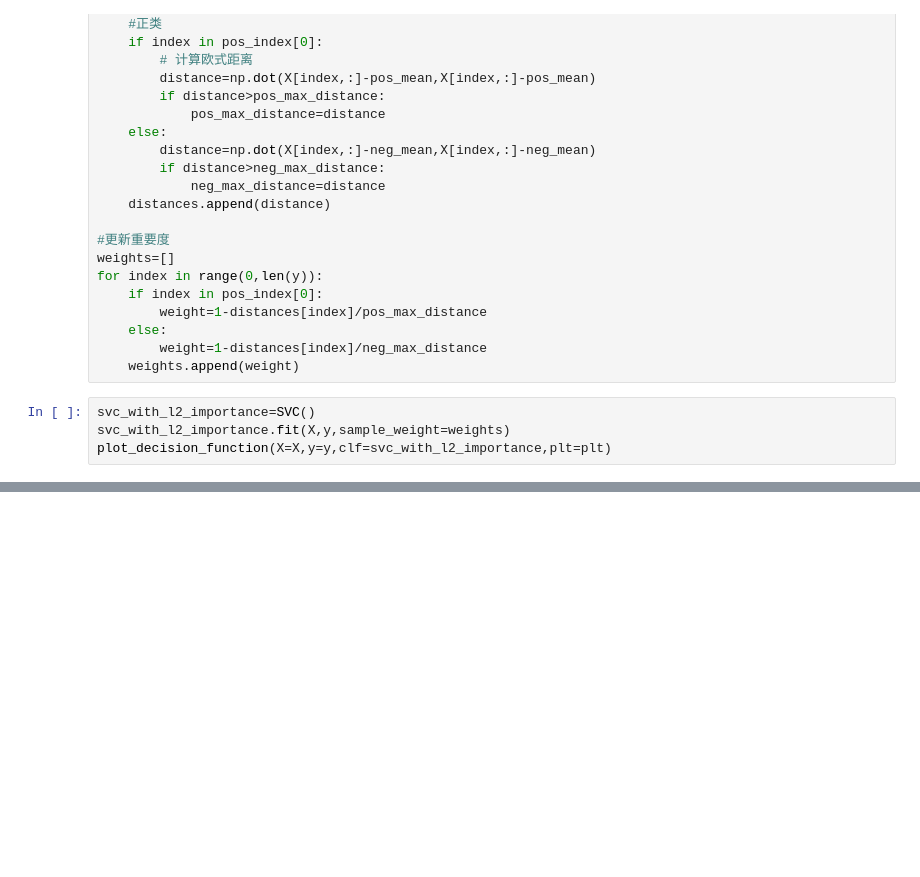
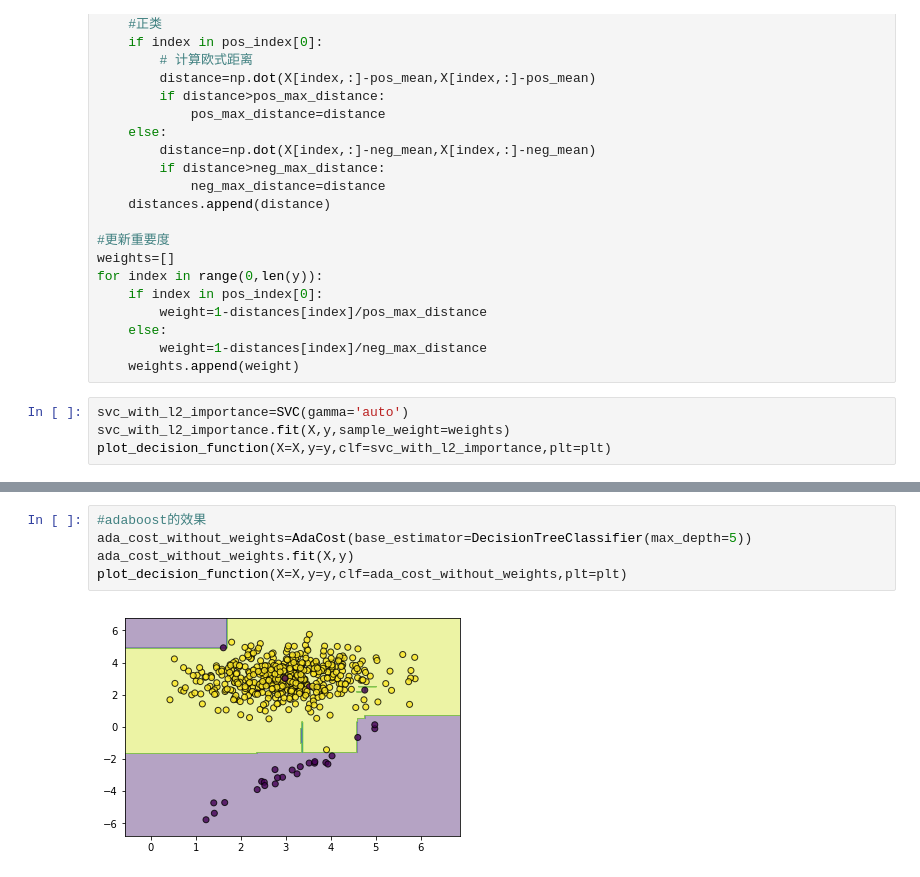
Before and after one commit to louchenwei/ML_Skills, a Jupyter notebook: 类别不平衡学习/4.代价敏感学习.ipynb, the cells around one changed output, grey strips where cells are left out. Saved outputs shown, nothing was run; the diff lists cells and outputs as text; blank space fills up the shorter version.

```diff
--- a/类别不平衡学习/4.代价敏感学习.ipynb
+++ b/类别不平衡学习/4.代价敏感学习.ipynb
@@ -162,7 +162,7 @@ for index in range(0,len(y)):
         weight=1-distances[index]/neg_max_distance
     weights.append(weight)
 # %%
-svc_with_l2_importance=SVC()
+svc_with_l2_importance=SVC(gamma='auto')
 svc_with_l2_importance.fit(X,y,sample_weight=weights)
 plot_decision_function(X=X,y=y,clf=svc_with_l2_importance,plt=plt)
 # %% [output]
@@ -175,0 +252,7 @@ plot_decision_function(X=X,y=y,clf=svc_with_l2_importance,plt=plt)
+# %%
+#adaboost的效果
+ada_cost_without_weights=AdaCost(base_estimator=DecisionTreeClassifier(max_depth=5))
+ada_cost_without_weights.fit(X,y)
+plot_decision_function(X=X,y=y,clf=ada_cost_without_weights,plt=plt)
+# %% [output]
+[figure, added]
```
Also changed, not shown: parts of 12 cells of this notebook, 1 other file.
